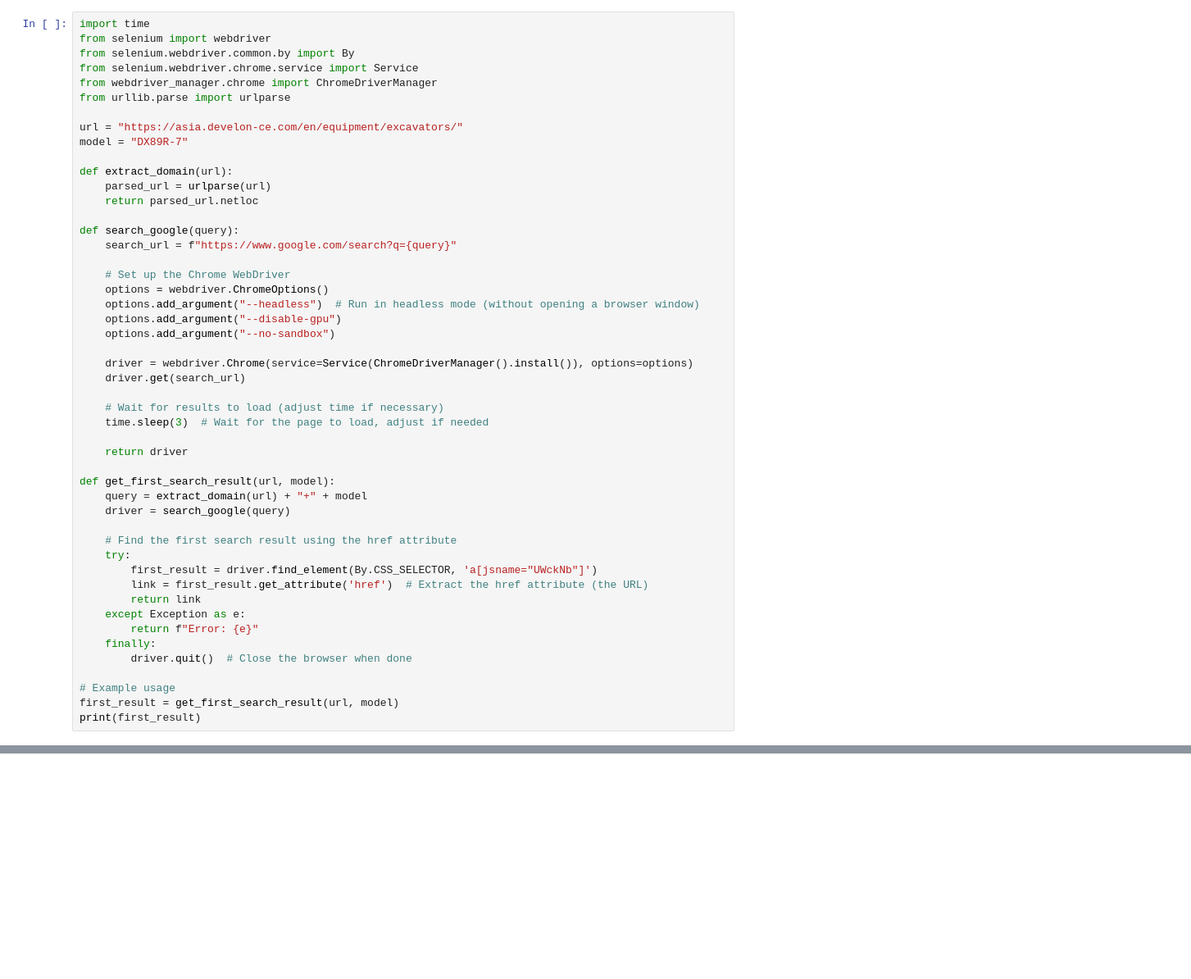
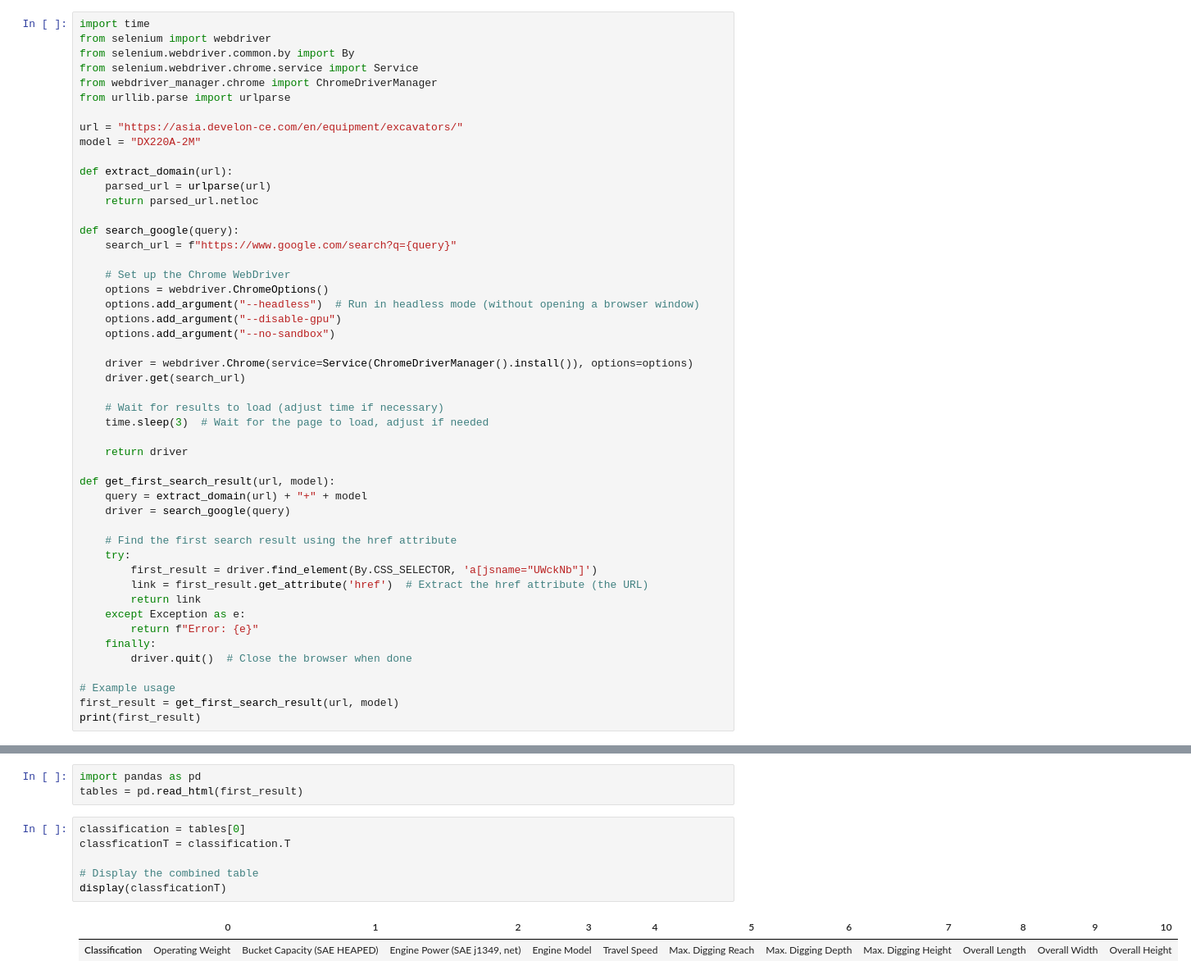
Before and after one commit to Jimin-Park0901/AI-proj, a Jupyter notebook: read_html.ipynb, the cells around one changed output, grey strips where cells are left out. Shown: that part at 82% size. Cells and saved outputs as stored; diff of their text form; blank space fills up the shorter version.

```diff
--- a/read_html.ipynb
+++ b/read_html.ipynb
@@ -7,7 +9,7 @@ from webdriver_manager.chrome import ChromeDriverManager
 from urllib.parse import urlparse
 
 url = "https://asia.develon-ce.com/en/equipment/excavators/"
-model = "DX89R-7"
+model = "DX220A-2M"
 
 def extract_domain(url):
     parsed_url = urlparse(url)
@@ -51,0 +135,12 @@ https://asia.develon-ce.com/en/equipment/excavators-detail/211
+# %%
+import pandas as pd
+tables = pd.read_html(first_result)
+# %%
+classification = tables[0]
+classficationT = classification.T
+
+# Display the combined table
+display(classficationT)
+# %% [output]
+|  | 0 | 1 | 2 | 3 | 4 | 5 | 6 | 7 | 8 | 9 | 10 |
+| Classification | Operating Weight | Bucket Capacity (SAE HEAPED) | Engine Power (SAE j1349, net) | Engine Model | Travel Speed | Max. Digging Reach | Max. Digging Depth | Max. Digging Height | Overall Length | Overall Width | Overall Height |
```
Also changed, not shown: parts of 5 cells of this notebook, 7 other files.
